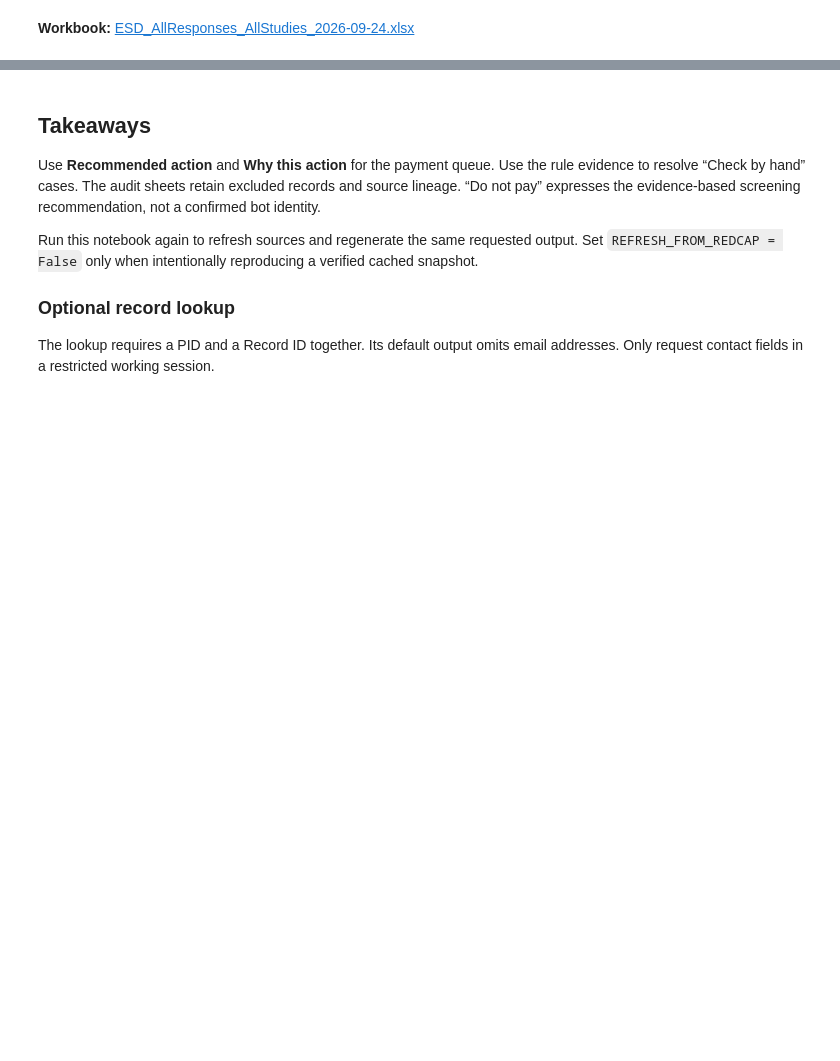
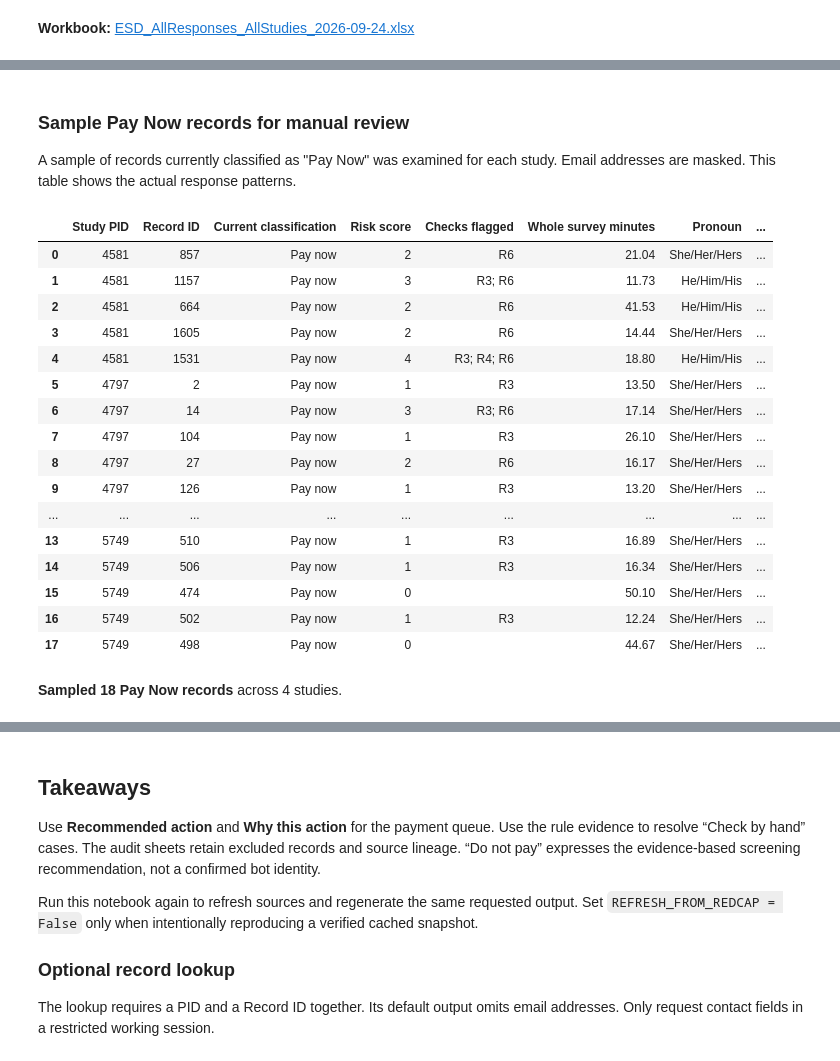
Before and after one commit to namo507/esd-redcap-metadata-watcher, a Jupyter notebook: projects/caregiver-cluster-analysis/bot_analysis.ipynb, the cells around one changed output, grey strips where cells are left out. Saved outputs shown, nothing was run; the diff lists cells and outputs as text; code cells hidden in the pictures; blank space fills up the shorter version.

Commit message:
feat(caregiver): integrate PID 4700/5749 provenance, participant response review, and candidate logic rules

```diff
--- a/projects/caregiver-cluster-analysis/bot_analysis.ipynb
+++ b/projects/caregiver-cluster-analysis/bot_analysis.ipynb
@@ -286,0 +295,11 @@ display(Markdown(f"**Workbook:** [{OUTPUT_PATH.name}](Caregiver%20Outputs/restri
+# %%
+# --- Examine actual responses and build the combined rule list ---
+from response_review_rules import (
+    build_combined_rule_list, examine_responses, _mask_email
+)
+
+review_results = examine_responses(sources, scored)
+rule_list = build_combined_rule_list(review_results["pattern_findings"])
+
+display(Markdown("### Combined rule list (existing + proposed)"))
+display(rule_list[["Item", "Field Name", "Flag", "Status"]])
@@ -286,0 +431,36 @@ display(Markdown(f"**Workbook:** [{OUTPUT_PATH.name}](Caregiver%20Outputs/restri
+# %% [markdown]
+### Sample Pay Now records for manual review
+
+A sample of records currently classified as "Pay Now" was examined for each study.
+Email addresses are masked. This table shows the actual response patterns.
+# %%
+# --- Sample Pay Now records ---
+sample_df = pd.DataFrame(review_results["sample_reviews"])
+if not sample_df.empty:
+    display_cols = ["Study PID", "Record ID", "Current classification", "Risk score",
+                    "Checks flagged", "Whole survey minutes", "Pronoun", "Gender",
+                    "Band-Aid selected", "Explicit no disability",
+                    "Autistic children min", "Issues found"]
+    display(sample_df[[c for c in display_cols if c in sample_df.columns]])
+n_samples = len(sample_df)
+n_studies = sample_df["Study PID"].nunique() if not sample_df.empty else 0
+display(Markdown(f"**Sampled {n_samples} Pay Now records** across {n_studies} studies."))
+# %% [output]
+|  | Study PID | Record ID | Current classification | Risk score | Checks flagged | Whole survey minutes | Pronoun | ... |
+| 0 | 4581 | 857 | Pay now | 2 | R6 | 21.04 | She/Her/Hers | ... |
+| 1 | 4581 | 1157 | Pay now | 3 | R3; R6 | 11.73 | He/Him/His | ... |
+| 2 | 4581 | 664 | Pay now | 2 | R6 | 41.53 | He/Him/His | ... |
+| 3 | 4581 | 1605 | Pay now | 2 | R6 | 14.44 | She/Her/Hers | ... |
+| 4 | 4581 | 1531 | Pay now | 4 | R3; R4; R6 | 18.80 | He/Him/His | ... |
+| 5 | 4797 | 2 | Pay now | 1 | R3 | 13.50 | She/Her/Hers | ... |
+| 6 | 4797 | 14 | Pay now | 3 | R3; R6 | 17.14 | She/Her/Hers | ... |
+| 7 | 4797 | 104 | Pay now | 1 | R3 | 26.10 | She/Her/Hers | ... |
+| 8 | 4797 | 27 | Pay now | 2 | R6 | 16.17 | She/Her/Hers | ... |
+| 9 | 4797 | 126 | Pay now | 1 | R3 | 13.20 | She/Her/Hers | ... |
+| ... | ... | ... | ... | ... | ... | ... | ... | ... |
+| 13 | 5749 | 510 | Pay now | 1 | R3 | 16.89 | She/Her/Hers | ... |
+| 14 | 5749 | 506 | Pay now | 1 | R3 | 16.34 | She/Her/Hers | ... |
+| 15 | 5749 | 474 | Pay now | 0 |  | 50.10 | She/Her/Hers | ... |
+| 16 | 5749 | 502 | Pay now | 1 | R3 | 12.24 | She/Her/Hers | ... |
+| 17 | 5749 | 498 | Pay now | 0 |  | 44.67 | She/Her/Hers | ... |
+**Sampled 18 Pay Now records** across 4 studies.
```
Also changed, not shown: parts of 11 cells of this notebook, 13 other files.
